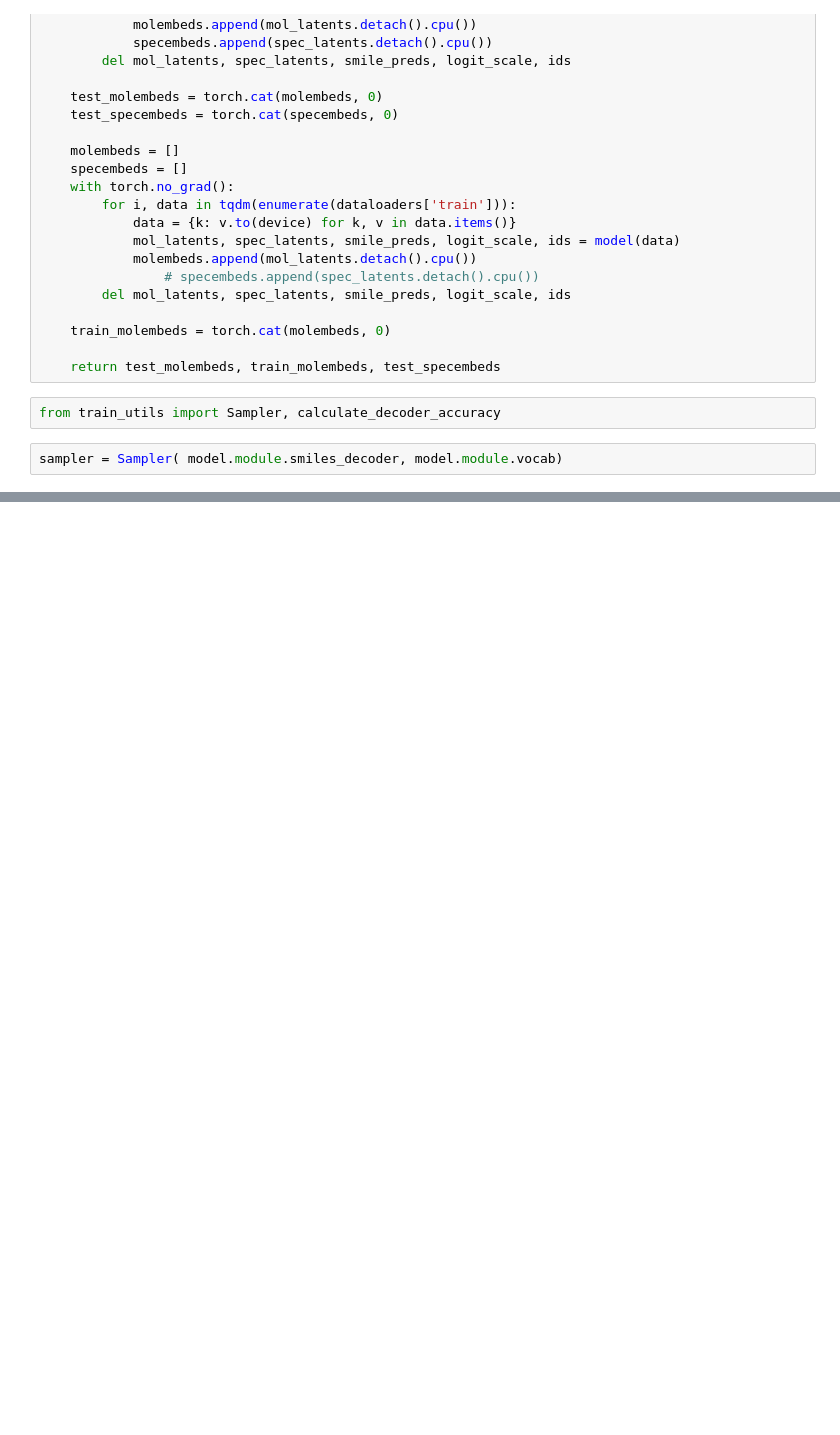
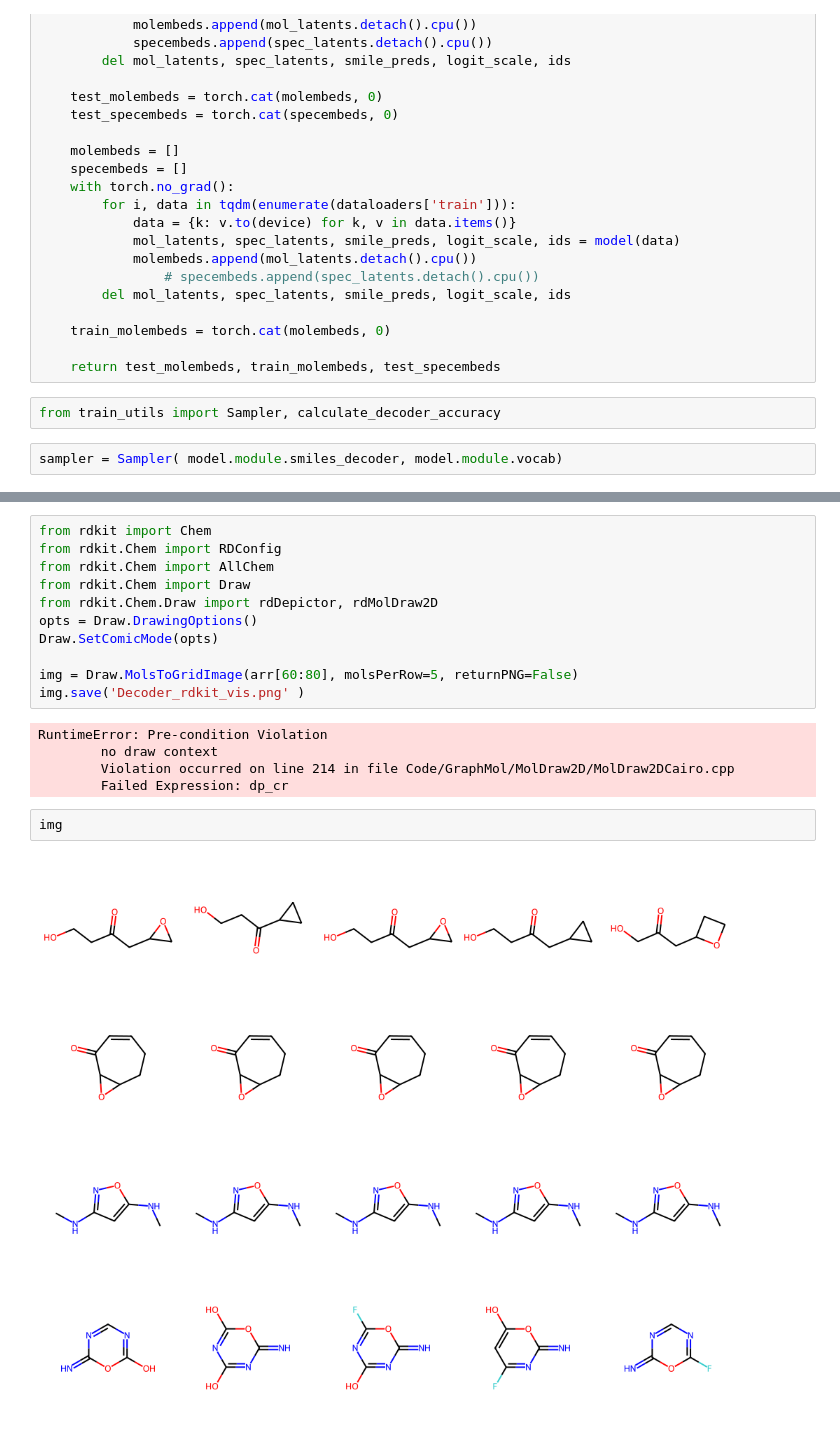
Before and after one commit to kganeshchandan/CLIP_FULL, a Jupyter notebook: visualizations_3.ipynb, the cells around one changed output, grey strips where cells are left out. Saved outputs shown, nothing was run; the diff lists cells and outputs as text; blank space fills up the shorter version.

```diff
--- a/visualizations_3.ipynb
+++ b/visualizations_3.ipynb
@@ -157,0 +272,20 @@ NameError: name 'random_smiles_list' is not defined
+# %%
+from rdkit import Chem
+from rdkit.Chem import RDConfig
+from rdkit.Chem import AllChem
+from rdkit.Chem import Draw
+from rdkit.Chem.Draw import rdDepictor, rdMolDraw2D
+opts = Draw.DrawingOptions()
+Draw.SetComicMode(opts)
+
+img = Draw.MolsToGridImage(arr[60:80], molsPerRow=5, returnPNG=False)
+img.save('Decoder_rdkit_vis.png' )
+# %% [output]
+RuntimeError: Pre-condition Violation
+        no draw context
+        Violation occurred on line 214 in file Code/GraphMol/MolDraw2D/MolDraw2DCairo.cpp
+        Failed Expression: dp_cr
+# %%
+img
+# %% [output]
+[figure, added]
```
Also changed, not shown: parts of 27 cells of this notebook, 5 other files.
